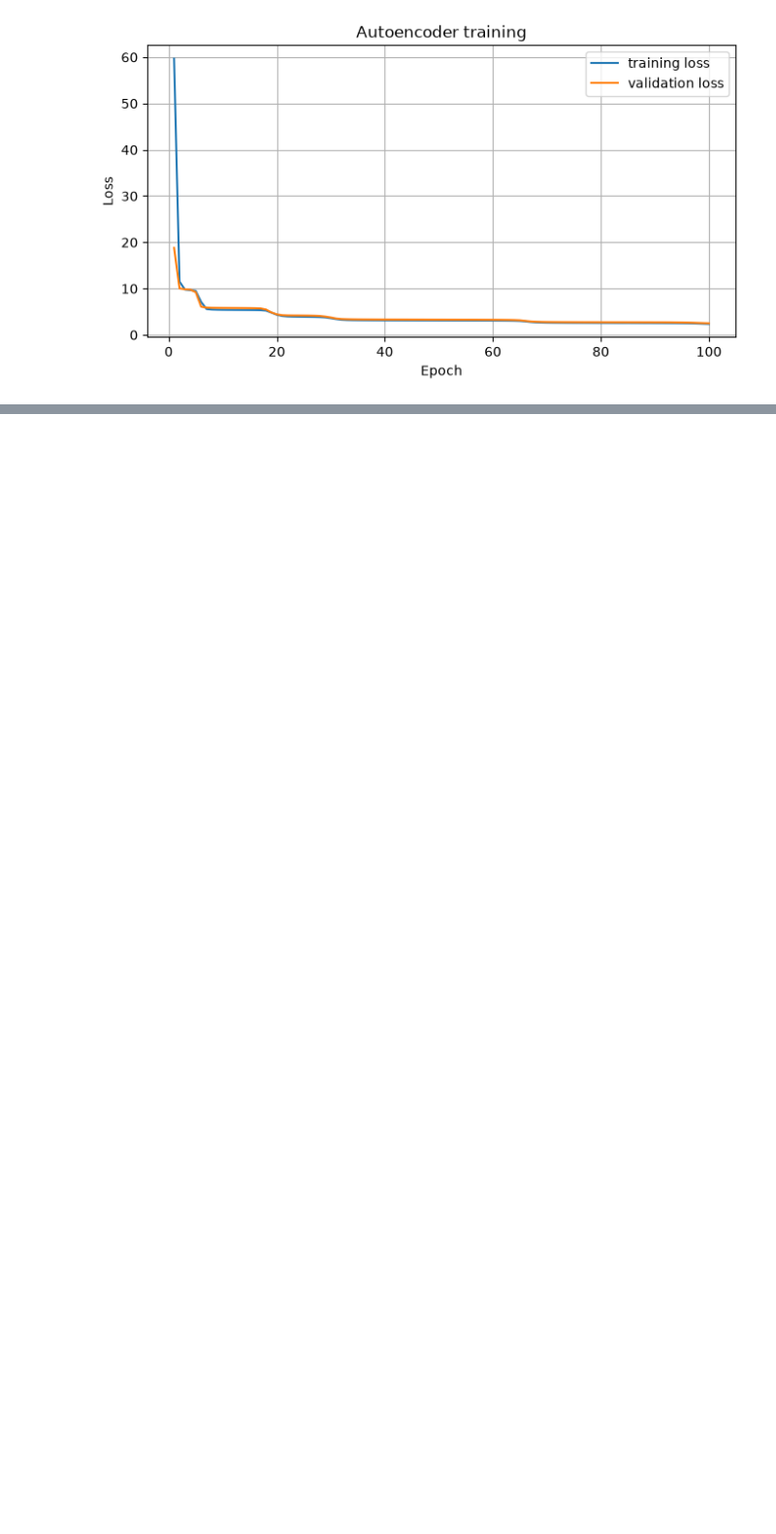
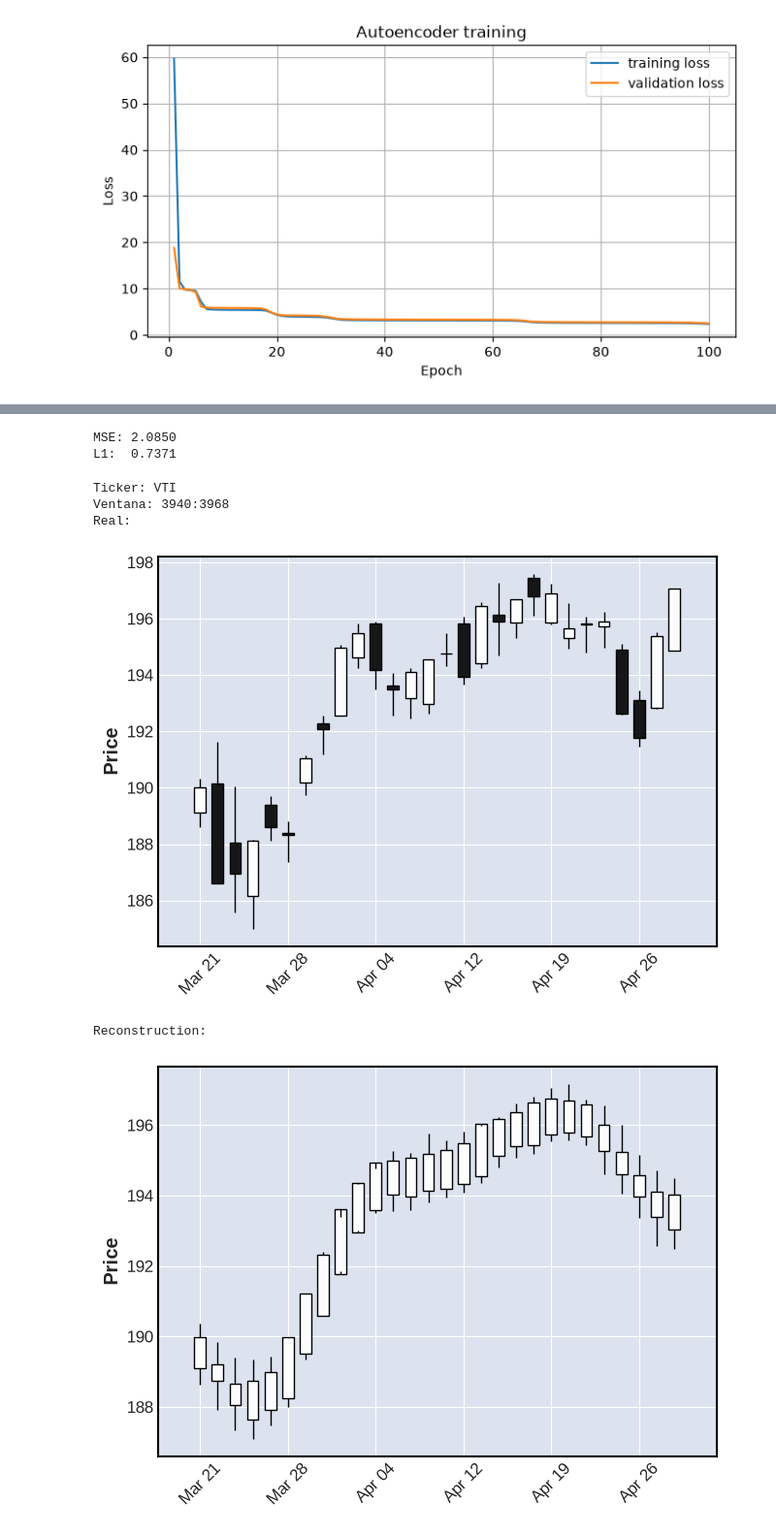
Before and after one commit to Javi-M/Programacion-para-la-Inteligencia-Artificial, a Jupyter notebook: Experimentos/ChartistAutoencoder/Experiments.ipynb, the cells around one changed output, grey strips where cells are left out. Shown at 97% size. Saved outputs shown, nothing was run; the diff lists cells and outputs as text; code cells hidden in the pictures; blank space fills up the shorter version.

```diff
--- a/Experimentos/ChartistAutoencoder/Experiments.ipynb
+++ b/Experimentos/ChartistAutoencoder/Experiments.ipynb
@@ -326,0 +474,29 @@ Reconstruction:
+# %%
+mse_total = 0.0
+l1_total = 0.0
+
+with torch.no_grad():
+    for x in test_dataloader:
+        x = x.to(DEVICE)
+        pred = model_1_4(x)
+
+        mse_total += mse(pred, x).item()
+        l1_total += l1(pred, x).item()
+
+mse_loss = mse_total / len(test_dataloader)
+l1_loss = l1_total / len(test_dataloader)
+
+print(f"MSE: {mse_loss:.4f}")
+print(f"L1:  {l1_loss:.4f}")
+# %% [output]
+MSE: 2.0850
+L1:  0.7371
+# %%
+random_compare(tickers_dfs, TICKERS, model_1_4, n_candles=N_CANDLES)
+# %% [output]
+Ticker: VTI
+Ventana: 3940:3968
+Real:
+[figure, added]
+Reconstruction:
+[figure, added]
```
Also changed, not shown: parts of 16 cells of this notebook, 1 other file.
